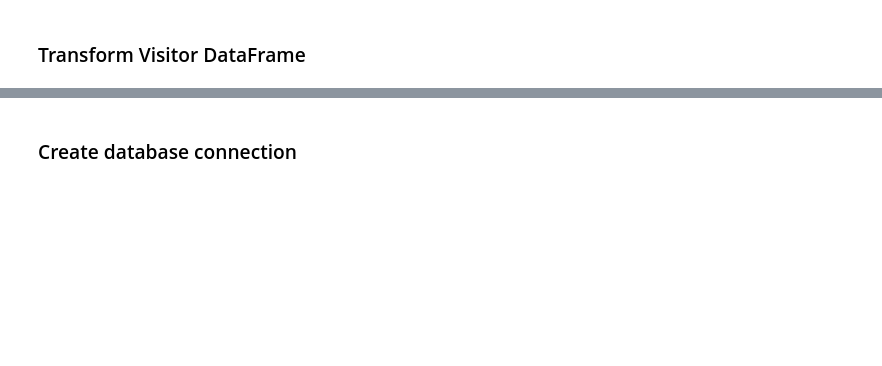
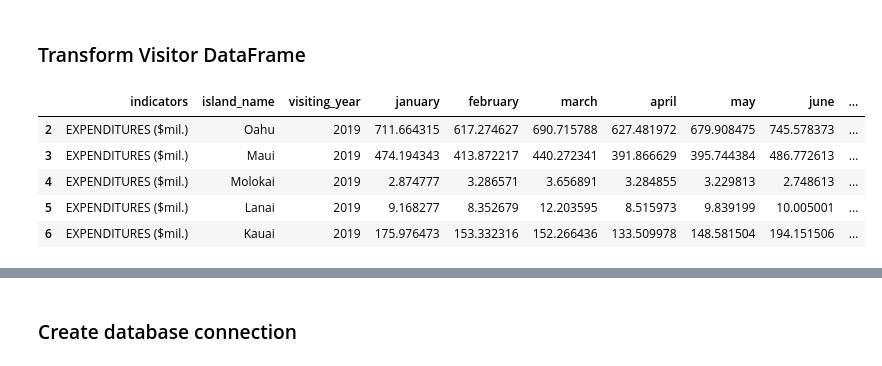
Before and after one commit to itspria/BootcampProject2, a Jupyter notebook: VisitorsDataExtraction.ipynb, the cells around one changed output, grey strips where cells are left out. Cells and saved outputs as stored; diff of their text form; code cells hidden in the pictures; blank space fills up the shorter version.

```diff
--- a/VisitorsDataExtraction.ipynb
+++ b/VisitorsDataExtraction.ipynb
@@ -24,2 +60,35 @@ df.head(150)
 # %% [markdown]
 ### Transform Visitor DataFrame
+# %%
+indicator=''
+
+for index, row in df.iterrows():
+    if(row[0] == ''):
+        df.iloc[index, 0] = indicator
+
+    else:
+        indicator = row[0]
+
+visitor_DF = df.copy()
+visitor_DF.columns = ['indicators', 'island_name', 'january', 'february', 'march', 'april', 'may', 'june', 'july', 'august', 'september', 'october', 'november', 'december']
+visitor_DF['visiting_year'] = 2019
+visitor_DF = visitor_DF[['indicators', 'island_name', 'visiting_year', 'january', 'february', 'march', 'april', 'may', 'june', 'july', 'august', 'september', 'october', 'november', 'december']]
+visitor_DF = visitor_DF.loc[visitor_DF['island_name'].str.contains("TOTAL|Total|ships") == False]
+
+#replace special characters in the island name
+visitor_DF['island_name'] = visitor_DF['island_name'].str.replace('  O‘ahu', 'Oahu')
+visitor_DF['island_name'] = visitor_DF['island_name'].str.replace('  Maui', 'Maui')
+visitor_DF['island_name'] = visitor_DF['island_name'].str.replace("  Moloka'i", 'Molokai')
+visitor_DF['island_name'] = visitor_DF['island_name'].str.replace("  Lāna'i", 'Lanai')
+visitor_DF['island_name'] = visitor_DF['island_name'].str.replace("  Kaua‘i ", 'Kauai')
+visitor_DF['island_name'] = visitor_DF['island_name'].str.replace("  Hawai‘i Island ", 'Hawaii Island')
+visitor_DF['indicators'] = visitor_DF['indicators'].str.replace('*', '')
+
+visitor_DF.head()
+# %% [output]
+|  | indicators | island_name | visiting_year | january | february | march | april | may | june | ... |
+| 2 | EXPENDITURES ($mil.) | Oahu | 2019 | 711.664315 | 617.274627 | 690.715788 | 627.481972 | 679.908475 | 745.578373 | ... |
+| 3 | EXPENDITURES ($mil.) | Maui | 2019 | 474.194343 | 413.872217 | 440.272341 | 391.866629 | 395.744384 | 486.772613 | ... |
+| 4 | EXPENDITURES ($mil.) | Molokai | 2019 | 2.874777 | 3.286571 | 3.656891 | 3.284855 | 3.229813 | 2.748613 | ... |
+| 5 | EXPENDITURES ($mil.) | Lanai | 2019 | 9.168277 | 8.352679 | 12.203595 | 8.515973 | 9.839199 | 10.005001 | ... |
+| 6 | EXPENDITURES ($mil.) | Kauai | 2019 | 175.976473 | 153.332316 | 152.266436 | 133.509978 | 148.581504 | 194.151506 | ... |
```
Also changed, not shown: parts of 20 cells of this notebook.
